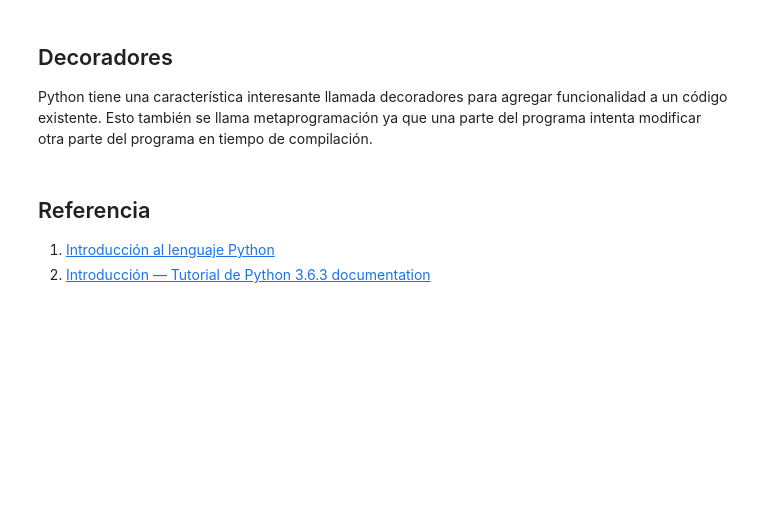
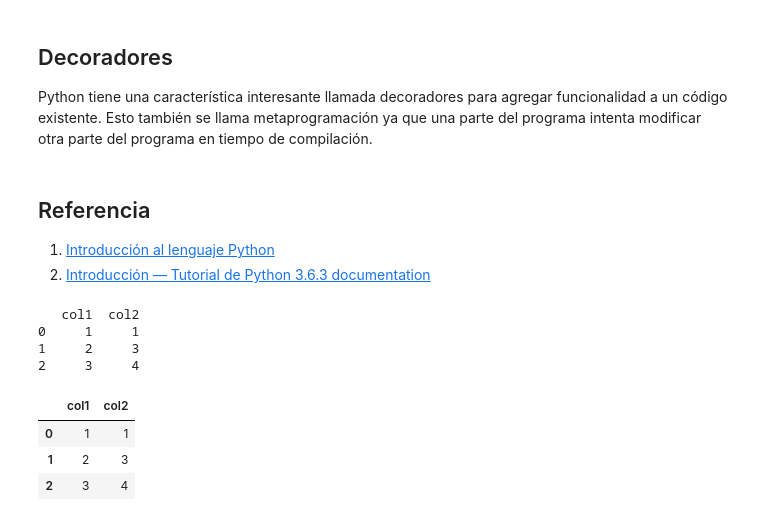
Before and after one commit to fralfaro/MAT281_2022, a Jupyter notebook: docs/lectures/basic_tools/lecture_012_python.ipynb, the cells around one changed output. Drawn from its saved outputs; the diff is of its cells as text; code cells hidden in the pictures; blank space fills up the shorter version.

```diff
--- a/docs/lectures/basic_tools/lecture_012_python.ipynb
+++ b/docs/lectures/basic_tools/lecture_012_python.ipynb
@@ -584,0 +587,19 @@ print(Sumar(7, 5))
+# %%
+df = pd.DataFrame({
+    'col1':[1,2,3],
+    'col2':[1,3,4]
+})
+# %%
+print(df)
+# %% [output]
+   col1  col2
+0     1     1
+1     2     3
+2     3     4
+# %%
+df
+# %% [output]
+|  | col1 | col2 |
+| 0 | 1 | 1 |
+| 1 | 2 | 3 |
+| 2 | 3 | 4 |
```
Also changed, not shown: parts of 1 cell of this notebook.
